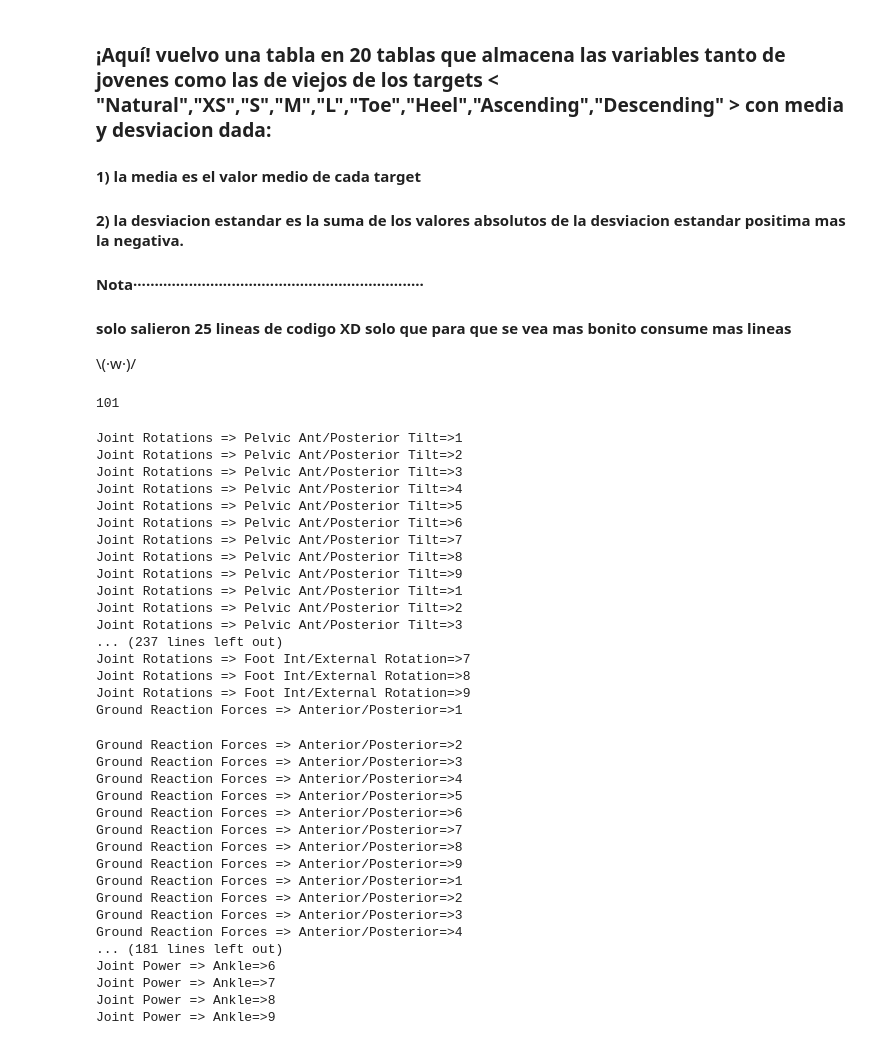
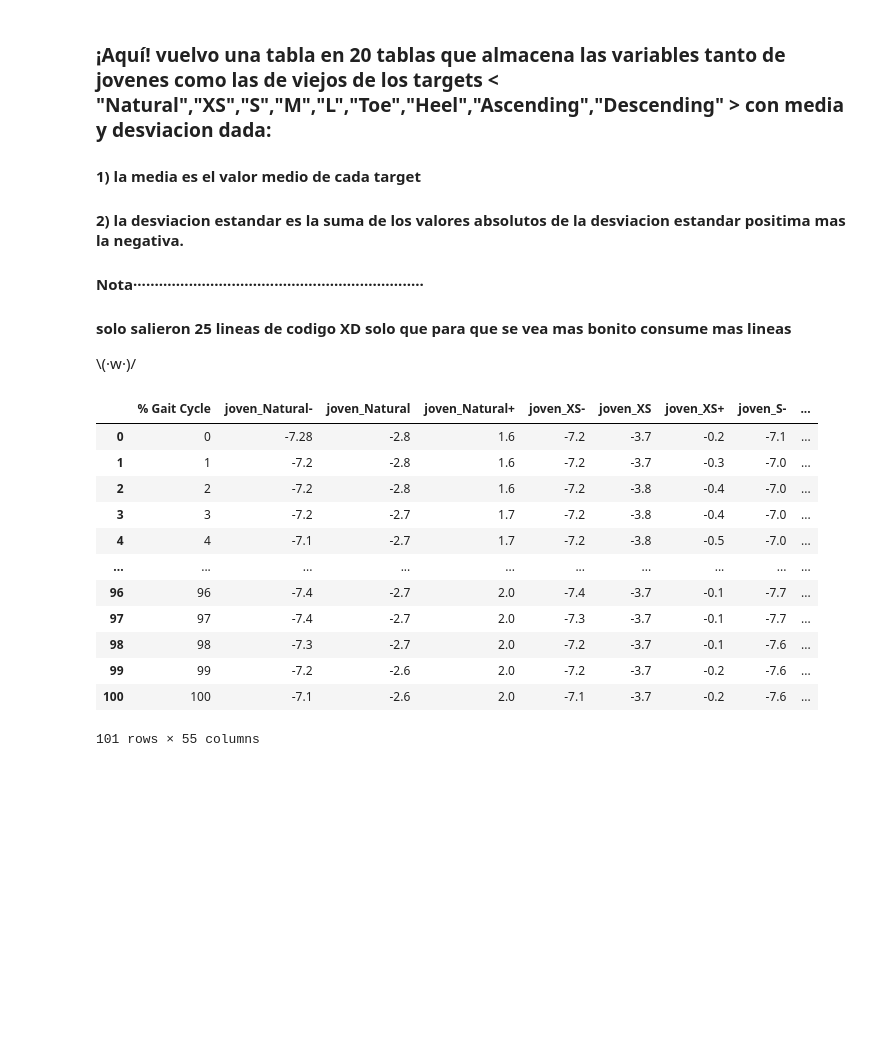
Before and after one commit to Beta628427/Tesis, a Jupyter notebook: 2_Beta___Cod/Beta_PCA/PCA_Cod_master_v2.ipynb, the cells around one changed output. Saved outputs shown, nothing was run; the diff lists cells and outputs as text; code cells hidden in the pictures; blank space fills up the shorter version.

```diff
--- a/2_Beta___Cod/Beta_PCA/PCA_Cod_master_v2.ipynb
+++ b/2_Beta___Cod/Beta_PCA/PCA_Cod_master_v2.ipynb
@@ -194,21 +194,27 @@ for i in range(1,5):                           # Nombre de las pestañas del mmc
   if i == 4: _tabla_art[str(wk_lista[i].title)] = _art_
 #···············································································
 # %%
-dcc['Joint Rotations']['Pelvic Ant/Posterior Tilt'].shape[0]
+dcc['Joint Rotations']['Pelvic Ant/Posterior Tilt']
 # %% [output]
+|  | % Gait Cycle | joven_Natural- | joven_Natural | joven_Natural+ | joven_XS- | joven_XS | joven_XS+ | joven_S- | ... |
+| 0 | 0 | -7.28 | -2.8 | 1.6 | -7.2 | -3.7 | -0.2 | -7.1 | ... |
+| 1 | 1 | -7.2 | -2.8 | 1.6 | -7.2 | -3.7 | -0.3 | -7.0 | ... |
+| 2 | 2 | -7.2 | -2.8 | 1.6 | -7.2 | -3.8 | -0.4 | -7.0 | ... |
+| 3 | 3 | -7.2 | -2.7 | 1.7 | -7.2 | -3.8 | -0.4 | -7.0 | ... |
+| 4 | 4 | -7.1 | -2.7 | 1.7 | -7.2 | -3.8 | -0.5 | -7.0 | ... |
+| ... | ... | ... | ... | ... | ... | ... | ... | ... | ... |
+| 96 | 96 | -7.4 | -2.7 | 2.0 | -7.4 | -3.7 | -0.1 | -7.7 | ... |
+| 97 | 97 | -7.4 | -2.7 | 2.0 | -7.3 | -3.7 | -0.1 | -7.7 | ... |
+| 98 | 98 | -7.3 | -2.7 | 2.0 | -7.2 | -3.7 | -0.1 | -7.6 | ... |
+| 99 | 99 | -7.2 | -2.6 | 2.0 | -7.2 | -3.7 | -0.2 | -7.6 | ... |
+| 100 | 100 | -7.1 | -2.6 | 2.0 | -7.1 | -3.7 | -0.2 | -7.6 | ... |
-101
+101 rows × 55 columns
 # %%
-
 xxx = 0
-
 for ii in range(1,5):
-
   _sheet = str(wk_lista[ii].title)
-
   for i in range(pd.DataFrame(_tabla_art[_sheet]).shape[1]):
-
     _artic = list(_tabla_art[_sheet])[i]
-
     j_v = ["joven","viejo"]              # Lleno las distinatas tablas de personas
     tag = ["Natural","XS","S","M","L","Toe","Heel","Ascending","Descending"]
     # Armar el tag
@@ -216,14 +222,12 @@ for ii in range(1,5):
       xxx = 0
       for _tag in tag:
         vari = _j_v+"_"+_tag
-
         xxx = xxx + 1
-        print(_sheet + " => " + _artic + "=>" + str(xxx))
+        #print(_sheet + " => " + _artic + "=>" + str(xxx))
         for m in range(dcc[_sheet][_artic].shape[0]):
           mean = dcc[_sheet ][_artic][vari][i]
           _mas = dcc[_sheet ][_artic][vari+"+"][i]
           _men = dcc[_sheet ][_artic][vari+"-"][i]
-
           DE   = abs(float(_mas))+abs(float(_men))
           NP   = pd.DataFrame(per).shape[0]-1 # numero de personas
           num_gener = var_alea(NP,float(mean),DE)  # genero los numeros aleatorios
@@ -231,42 +235,5 @@ for ii in range(1,5):
           media = np.mean(num_gener)
           DEE = np.std(num_gener)
           for _per in range(1,pd.DataFrame(per).shape[0]):
-            personas[per[_per]][vari][i] = num_gener[_per-1]
-
-
+            personas[per[_per]][vari][m] = num_gener[_per-1]
             _tabla_art[_sheet][_artic] = personas
-# %% [output]
-Joint Rotations => Pelvic Ant/Posterior Tilt=>1
-Joint Rotations => Pelvic Ant/Posterior Tilt=>2
-Joint Rotations => Pelvic Ant/Posterior Tilt=>3
-Joint Rotations => Pelvic Ant/Posterior Tilt=>4
-Joint Rotations => Pelvic Ant/Posterior Tilt=>5
-Joint Rotations => Pelvic Ant/Posterior Tilt=>6
-Joint Rotations => Pelvic Ant/Posterior Tilt=>7
-Joint Rotations => Pelvic Ant/Posterior Tilt=>8
-Joint Rotations => Pelvic Ant/Posterior Tilt=>9
-Joint Rotations => Pelvic Ant/Posterior Tilt=>1
-Joint Rotations => Pelvic Ant/Posterior Tilt=>2
-Joint Rotations => Pelvic Ant/Posterior Tilt=>3
-... (237 lines left out)
-Joint Rotations => Foot Int/External Rotation=>7
-Joint Rotations => Foot Int/External Rotation=>8
-Joint Rotations => Foot Int/External Rotation=>9
-Ground Reaction Forces => Anterior/Posterior=>1
-Ground Reaction Forces => Anterior/Posterior=>2
-Ground Reaction Forces => Anterior/Posterior=>3
-Ground Reaction Forces => Anterior/Posterior=>4
-Ground Reaction Forces => Anterior/Posterior=>5
-Ground Reaction Forces => Anterior/Posterior=>6
-Ground Reaction Forces => Anterior/Posterior=>7
-Ground Reaction Forces => Anterior/Posterior=>8
-Ground Reaction Forces => Anterior/Posterior=>9
-Ground Reaction Forces => Anterior/Posterior=>1
-Ground Reaction Forces => Anterior/Posterior=>2
-Ground Reaction Forces => Anterior/Posterior=>3
-Ground Reaction Forces => Anterior/Posterior=>4
-... (181 lines left out)
-Joint Power => Ankle=>6
-Joint Power => Ankle=>7
-Joint Power => Ankle=>8
-Joint Power => Ankle=>9
```
Also changed, not shown: parts of 3 cells of this notebook.
